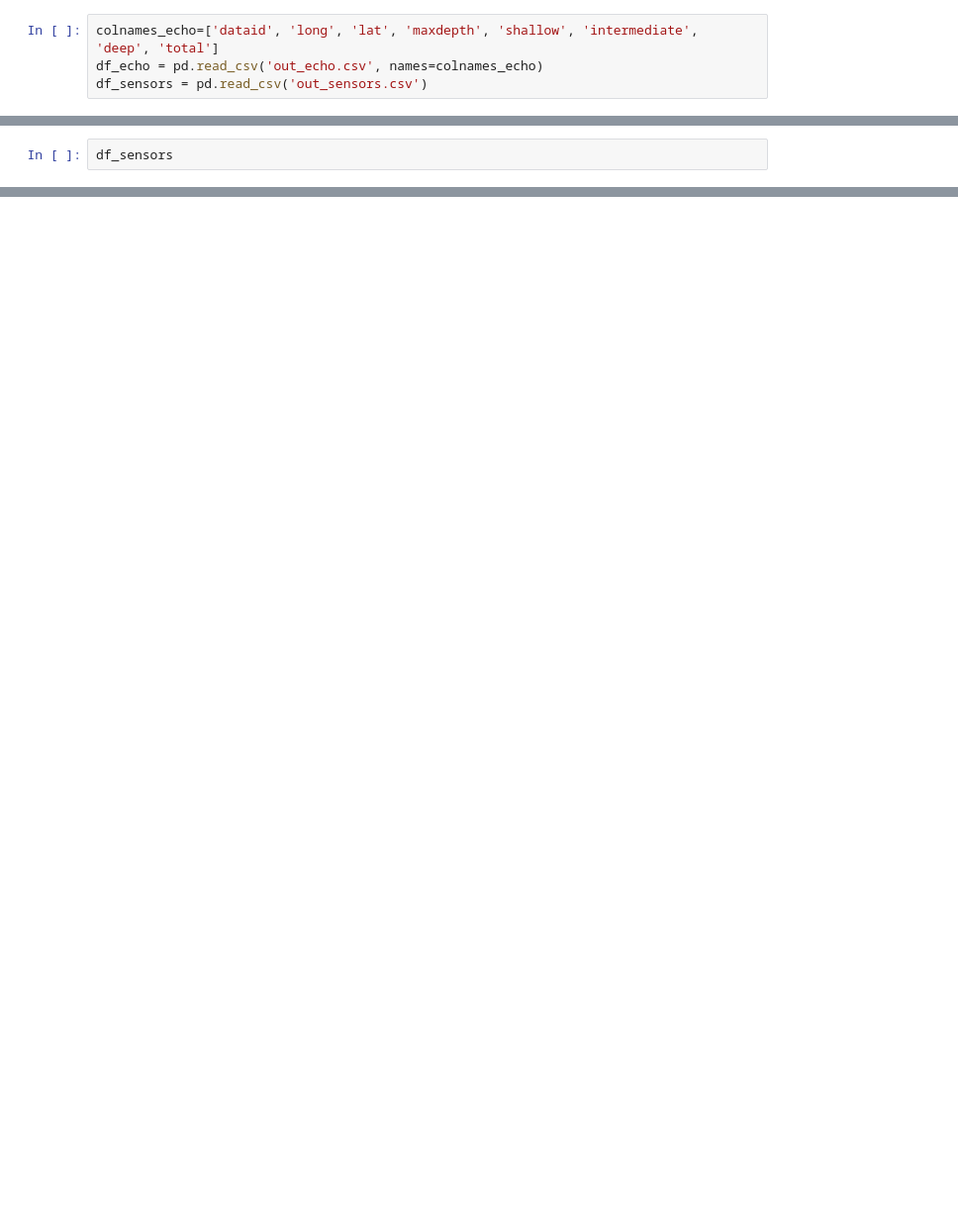
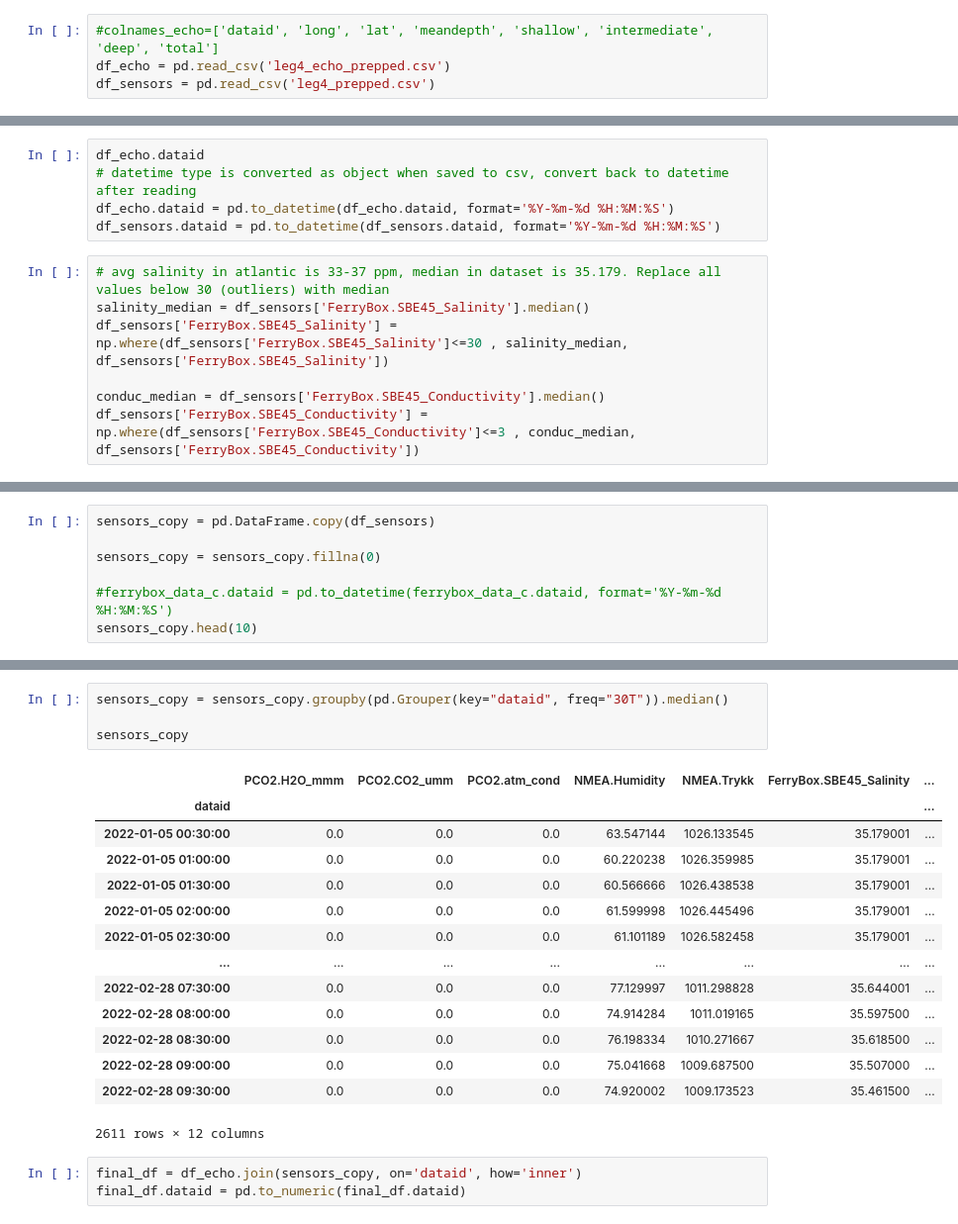
Before and after one commit to maritnl/master, a Jupyter notebook: unsup_analysis.ipynb, the cells around one changed output, grey strips where cells are left out. Shown: that part at 99% size. Drawn from its saved outputs; the diff is of its cells as text; blank space fills up the shorter version.

```diff
--- a/unsup_analysis.ipynb
+++ b/unsup_analysis.ipynb
@@ -3,4 +5,4 @@ import pandas as pd
 # %%
-colnames_echo=['dataid', 'long', 'lat', 'maxdepth', 'shallow', 'intermediate', 'deep', 'total']
-df_echo = pd.read_csv('out_echo.csv', names=colnames_echo)
-df_sensors = pd.read_csv('out_sensors.csv')
+#colnames_echo=['dataid', 'long', 'lat', 'meandepth', 'shallow', 'intermediate', 'deep', 'total']
+df_echo = pd.read_csv('leg4_echo_prepped.csv')
+df_sensors = pd.read_csv('leg4_prepped.csv')
@@ -23,2 +9,12 @@ df_echo
+# %%
+df_echo.dataid
+# datetime type is converted as object when saved to csv, convert back to datetime after reading
+df_echo.dataid = pd.to_datetime(df_echo.dataid, format='%Y-%m-%d %H:%M:%S')
+df_sensors.dataid = pd.to_datetime(df_sensors.dataid, format='%Y-%m-%d %H:%M:%S')
 # %%
-df_sensors
+# avg salinity in atlantic is 33-37 ppm, median in dataset is 35.179. Replace all values below 30 (outliers) with median
+salinity_median = df_sensors['FerryBox.SBE45_Salinity'].median()
+df_sensors['FerryBox.SBE45_Salinity'] = np.where(df_sensors['FerryBox.SBE45_Salinity']<=30 , salinity_median, df_sensors['FerryBox.SBE45_Salinity'])
+
+conduc_median = df_sensors['FerryBox.SBE45_Conductivity'].median()
+df_sensors['FerryBox.SBE45_Conductivity'] = np.where(df_sensors['FerryBox.SBE45_Conductivity']<=3 , conduc_median, df_sensors['FerryBox.SBE45_Conductivity'])
@@ -58,0 +21,7 @@ df_sensors.loc[df_sensors['dataid'].str.contains('2021-09-24T20')]
+# %%
+sensors_copy = pd.DataFrame.copy(df_sensors)
+
+sensors_copy = sensors_copy.fillna(0)
+
+#ferrybox_data_c.dataid = pd.to_datetime(ferrybox_data_c.dataid, format='%Y-%m-%d %H:%M:%S')
+sensors_copy.head(10)
@@ -58,0 +44,22 @@ df_sensors.loc[df_sensors['dataid'].str.contains('2021-09-24T20')]
+# %%
+sensors_copy = sensors_copy.groupby(pd.Grouper(key="dataid", freq="30T")).median()
+
+sensors_copy
+# %% [output]
+|  | PCO2.H2O_mmm | PCO2.CO2_umm | PCO2.atm_cond | NMEA.Humidity | NMEA.Trykk | FerryBox.SBE45_Salinity | ... |
+| dataid |  |  |  |  |  |  | ... |
+| 2022-01-05 00:30:00 | 0.0 | 0.0 | 0.0 | 63.547144 | 1026.133545 | 35.179001 | ... |
+| 2022-01-05 01:00:00 | 0.0 | 0.0 | 0.0 | 60.220238 | 1026.359985 | 35.179001 | ... |
+| 2022-01-05 01:30:00 | 0.0 | 0.0 | 0.0 | 60.566666 | 1026.438538 | 35.179001 | ... |
+| 2022-01-05 02:00:00 | 0.0 | 0.0 | 0.0 | 61.599998 | 1026.445496 | 35.179001 | ... |
+| 2022-01-05 02:30:00 | 0.0 | 0.0 | 0.0 | 61.101189 | 1026.582458 | 35.179001 | ... |
+| ... | ... | ... | ... | ... | ... | ... | ... |
+| 2022-02-28 07:30:00 | 0.0 | 0.0 | 0.0 | 77.129997 | 1011.298828 | 35.644001 | ... |
+| 2022-02-28 08:00:00 | 0.0 | 0.0 | 0.0 | 74.914284 | 1011.019165 | 35.597500 | ... |
+| 2022-02-28 08:30:00 | 0.0 | 0.0 | 0.0 | 76.198334 | 1010.271667 | 35.618500 | ... |
+| 2022-02-28 09:00:00 | 0.0 | 0.0 | 0.0 | 75.041668 | 1009.687500 | 35.507000 | ... |
+| 2022-02-28 09:30:00 | 0.0 | 0.0 | 0.0 | 74.920002 | 1009.173523 | 35.461500 | ... |
+2611 rows × 12 columns
+# %%
+final_df = df_echo.join(sensors_copy, on='dataid', how='inner')
+final_df.dataid = pd.to_numeric(final_df.dataid)
```
Also changed, not shown: parts of 9 cells of this notebook, 3 other files.
